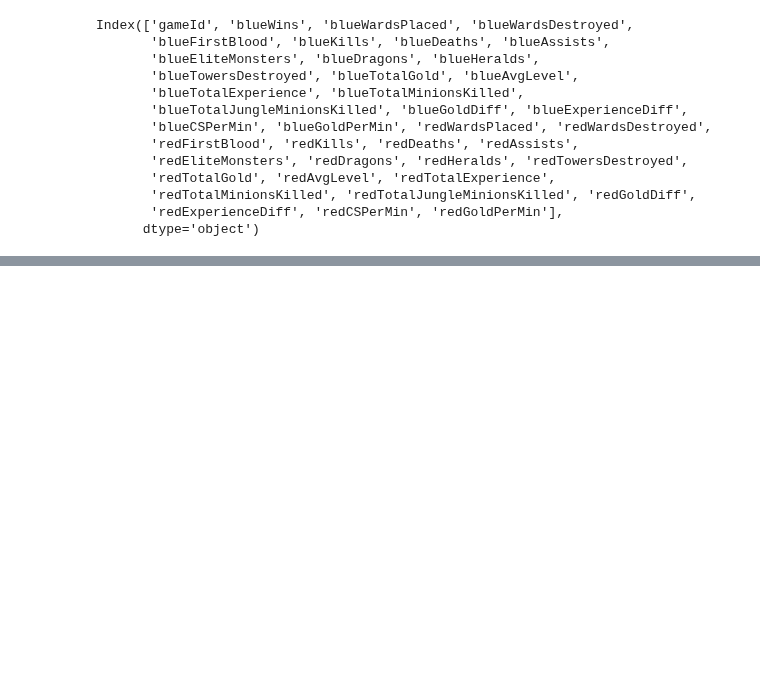
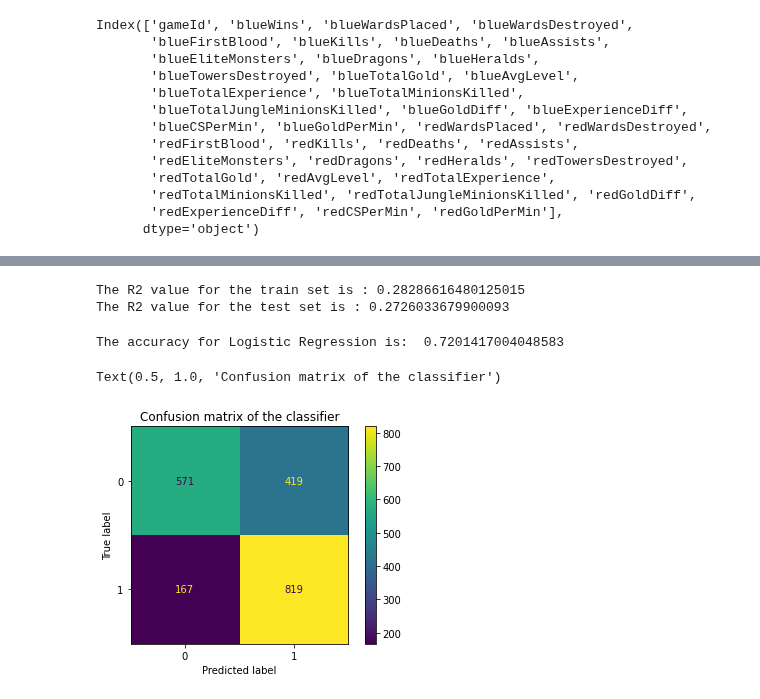
Before and after one commit to min-is/Chapman-University, a Jupyter notebook: CPSC 392 - Data Science/Final Project/Min - Final Project.ipynb, the cells around one changed output, grey strips where cells are left out. Saved outputs shown, nothing was run; the diff lists cells and outputs as text; code cells hidden in the pictures; blank space fills up the shorter version.

Commit message:
finished hard code for final project

```diff
--- a/CPSC 392 - Data Science/Final Project/Min - Final Project.ipynb
+++ b/CPSC 392 - Data Science/Final Project/Min - Final Project.ipynb
@@ -26,5 +33,5 @@ from sklearn.naive_bayes import GaussianNB, BernoulliNB, CategoricalNB
 # %%
-url = 'https://raw.githubusercontent.com/min-is/Chapman-University/main/CPSC%20392%20-%20Data%20Science/Projects/Final%20Project/high_diamond_ranked_10min.csv'
+url = 'https://raw.githubusercontent.com/min-is/Chapman-University/main/CPSC%20392%20-%20Data%20Science/Final%20Project/high_diamond_ranked_10min.csv'
 
 df = pd.read_csv(url)
 
@@ -111,0 +89,78 @@ print(x)
+# %%
+# Linear Regression
+
+# all variables in the dataset
+predictors = ['blueWardsPlaced', 'blueWardsDestroyed', 'blueFirstBlood', 'blueKills', 'blueDeaths', 'blueAssists', 'blueEliteMonsters', 'blueDragons',
+'blueHeralds', 'blueTowersDestroyed', 'blueTotalGold', 'blueAvgLevel', 'blueTotalExperience', 'blueTotalMinionsKilled', 'blueTotalJungleMinionsKilled', 'blueGoldDiff',
+'blueExperienceDiff', 'blueCSPerMin', 'blueGoldPerMin', 'redWardsPlaced', 'redWardsDestroyed', 'redFirstBlood', 'redKills', 'redDeaths', 'redAssists', 'redEliteMonsters',
+'redDragons', 'redHeralds', 'redTowersDestroyed', 'redTotalGold', 'redAvgLevel', 'redTotalExperience', 'redTotalMinionsKilled', 'redTotalJungleMinionsKilled', 'redGoldDiff',
+'redExperienceDiff', 'redCSPerMin', 'redGoldPerMin']
+
+# all continuous/interval variables in the data
+contin = ['blueWardsPlaced', 'blueWardsDestroyed', 'blueKills', 'blueDeaths', 'blueAssists', 'blueEliteMonsters', 'blueDragons',
+'blueHeralds', 'blueTowersDestroyed', 'blueTotalGold', 'blueAvgLevel', 'blueTotalExperience', 'blueTotalMinionsKilled', 'blueTotalJungleMinionsKilled', 'blueGoldDiff',
+'blueExperienceDiff', 'blueCSPerMin', 'blueGoldPerMin', 'redWardsPlaced', 'redWardsDestroyed', 'redKills', 'redDeaths', 'redAssists', 'redEliteMonsters',
+'redDragons', 'redHeralds', 'redTowersDestroyed', 'redTotalGold', 'redAvgLevel', 'redTotalExperience', 'redTotalMinionsKilled', 'redTotalJungleMinionsKilled', 'redGoldDiff',
+'redExperienceDiff', 'redCSPerMin', 'redGoldPerMin']
+
+X = df[predictors]
+y = df['blueWins']
+
+# TTS with 80/20 split
+X_train, X_test, y_train, y_test = train_test_split(df[predictors], df["blueWins"], test_size = 0.2)
+
+z = StandardScaler()
+X_train[contin] = z.fit_transform(X_train[contin])
+X_test[contin] = z.transform(X_test[contin])
+
+linear = LinearRegression()
+linReg = linear.fit(X_train, y_train)
+
+print('The R2 value for the train set is :', linReg.score(X_train, y_train))
+print('The R2 value for the test set is :', linReg.score(X_test, y_test))
+# %% [output]
+The R2 value for the train set is : 0.28286616480125015
+The R2 value for the test set is : 0.2726033679900093
+# %%
+# Logistic Regression
+
+predictors = ['blueWardsPlaced', 'blueWardsDestroyed', 'blueFirstBlood', 'blueKills', 'blueDeaths', 'blueAssists', 'blueEliteMonsters', 'blueDragons',
+'blueHeralds', 'blueTowersDestroyed', 'blueTotalGold', 'blueAvgLevel', 'blueTotalExperience', 'blueTotalMinionsKilled', 'blueTotalJungleMinionsKilled', 'blueGoldDiff',
+'blueExperienceDiff', 'blueCSPerMin', 'blueGoldPerMin', 'redWardsPlaced', 'redWardsDestroyed', 'redFirstBlood', 'redKills', 'redDeaths', 'redAssists', 'redEliteMonsters',
+'redDragons', 'redHeralds', 'redTowersDestroyed', 'redTotalGold', 'redAvgLevel', 'redTotalExperience', 'redTotalMinionsKilled', 'redTotalJungleMinionsKilled', 'redGoldDiff',
+'redExperienceDiff', 'redCSPerMin', 'redGoldPerMin']
+
+# all continuous/interval variables in the data
+contin = ['blueWardsPlaced', 'blueWardsDestroyed', 'blueKills', 'blueDeaths', 'blueAssists', 'blueEliteMonsters', 'blueDragons',
+'blueHeralds', 'blueTowersDestroyed', 'blueTotalGold', 'blueAvgLevel', 'blueTotalExperience', 'blueTotalMinionsKilled', 'blueTotalJungleMinionsKilled', 'blueGoldDiff',
+'blueExperienceDiff', 'blueCSPerMin', 'blueGoldPerMin', 'redWardsPlaced', 'redWardsDestroyed', 'redKills', 'redDeaths', 'redAssists', 'redEliteMonsters',
+'redDragons', 'redHeralds', 'redTowersDestroyed', 'redTotalGold', 'redAvgLevel', 'redTotalExperience', 'redTotalMinionsKilled', 'redTotalJungleMinionsKilled', 'redGoldDiff',
+'redExperienceDiff', 'redCSPerMin', 'redGoldPerMin']
+
+X = df[predictors]
+y = df['blueWins']
+
+# TTS with 80/20 split
+X_train, X_test, y_train, y_test = train_test_split(df[predictors], df["blueWins"], test_size = 0.2)
+
+z = StandardScaler()
+z.fit(X_train)
+Xz_train = z.transform(X_train)
+Xz_test = z.transform(X_test)
+
+logR = LogisticRegression()
+
+logR.fit(Xz_train,y_train)
+
+predictedVals = logR.predict(Xz_test)
+
+print('The accuracy for Logistic Regression is: ', accuracy_score(y_test, predictedVals))
+
+logistic_regression = accuracy_score(y_test, predictedVals)
+
+plot_confusion_matrix(logR, X_test, y_test)
+plt.title('Confusion matrix of the classifier')
+# %% [output]
+The accuracy for Logistic Regression is:  0.7201417004048583
+Text(0.5, 1.0, 'Confusion matrix of the classifier')
+[figure, added]
```
Also changed, not shown: parts of 21 cells of this notebook.
